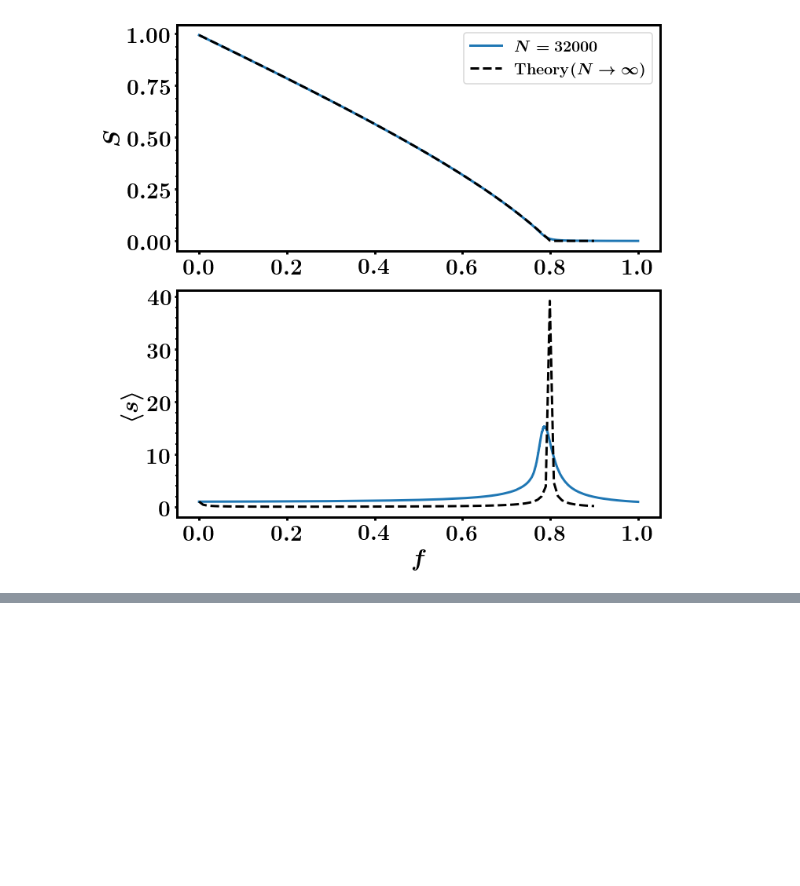
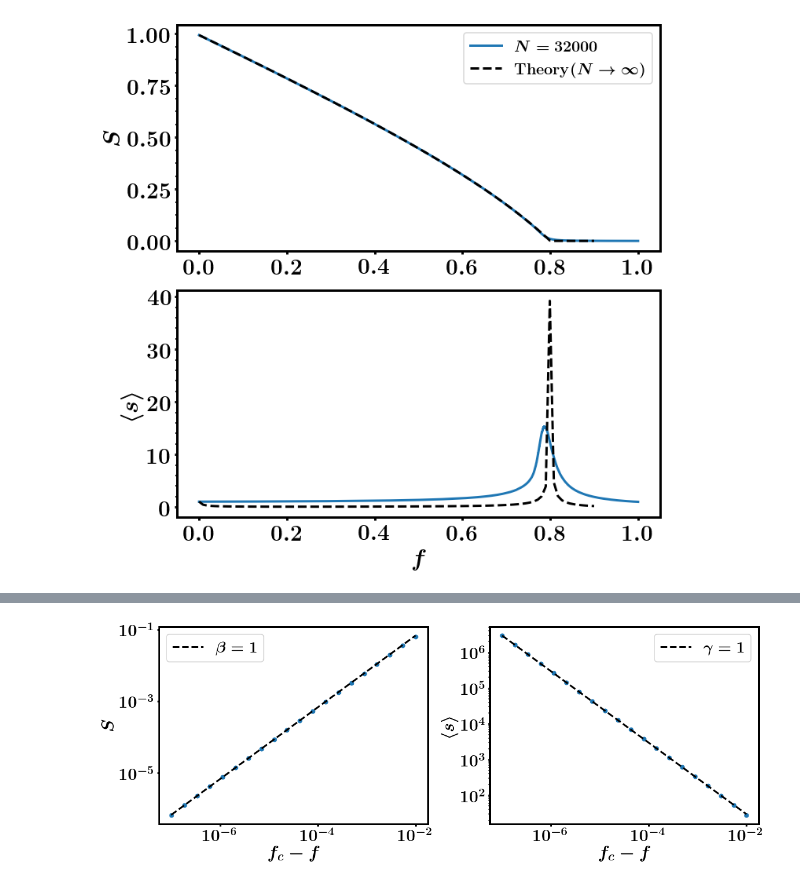
Before and after one commit to nahuelalmeira/dismantlingScaling, a Jupyter notebook: python/generatingFunction.ipynb, the cells around one changed output, grey strips where cells are left out. Cells and saved outputs as stored; diff of their text form; code cells hidden in the pictures; blank space fills up the shorter version.

```diff
--- a/python/generatingFunction.ipynb
+++ b/python/generatingFunction.ipynb
@@ -458,0 +693,37 @@ for N in N_values:
+# %%
+def powerlaw(X, a, b):
+    return b*X**a
+
+delta_fc = f_c - f_values
+X = np.logspace(min_exp, max_exp, 20)
+
+fig, axes = plt.subplots(figsize=(16, 6), ncols=2)
+
+ax = axes[0]
+ax.plot(delta_fc, S_values, 'o', markersize=7)
+ax.set_xscale('log')
+ax.set_yscale('log')
+ax.set_ylabel(r'$S$')
+ax.set_xlabel(r'$f_c - f$')
+
+b = S_values[0]/X[0]
+Y = powerlaw(X, 1, b)
+ax.plot(X, Y, '--', color='k', label=r'$\beta = 1$')
+ax.legend(loc='best')
+
+ax = axes[1]
+ax.plot(delta_fc, meanS_values, 'o', markersize=7)
+ax.set_xscale('log')
+ax.set_yscale('log')
+ax.set_ylabel(r'$\langle s \rangle$')
+ax.set_xlabel(r'$f_c - f$')
+
+b = meanS_values[0]*X[0]
+Y = powerlaw(X, -1, b)
+ax.plot(X, Y, '--', color='k', label=r'$\gamma = 1$')
+ax.legend(loc='best')
+
+plt.tight_layout()
+plt.show()
+# %% [output]
+[figure, added]
```
Also changed, not shown: parts of 14 cells of this notebook.
